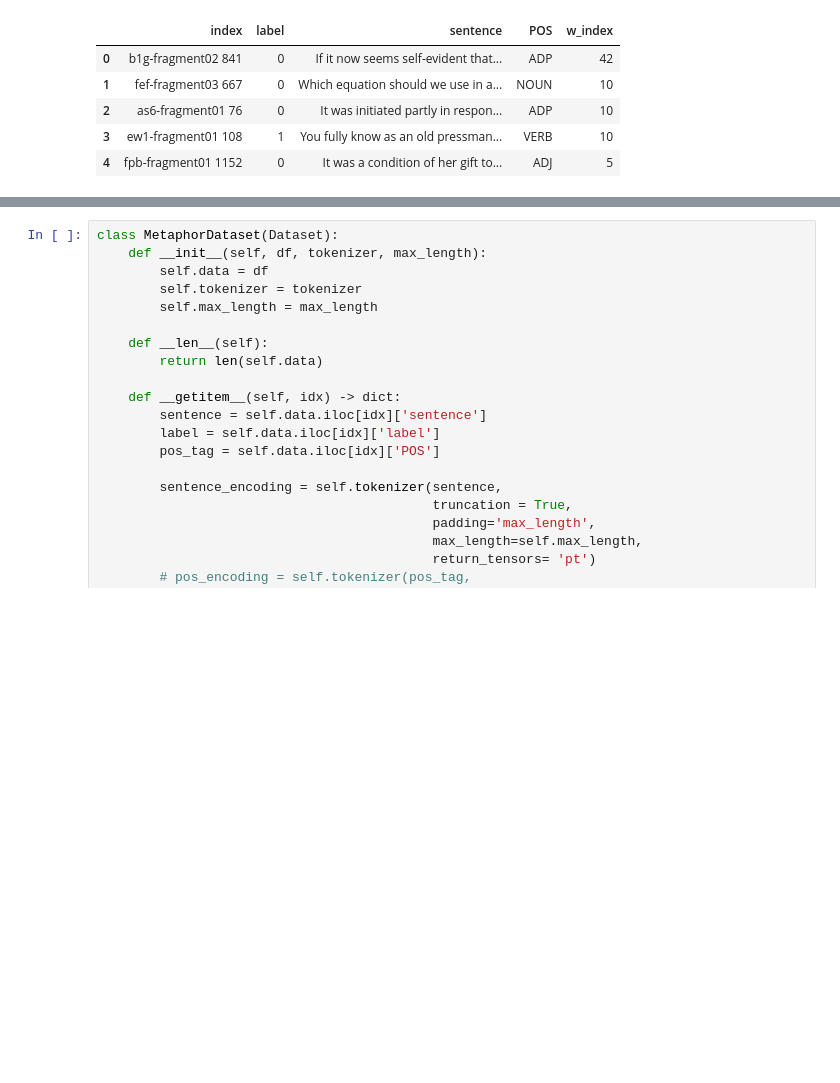
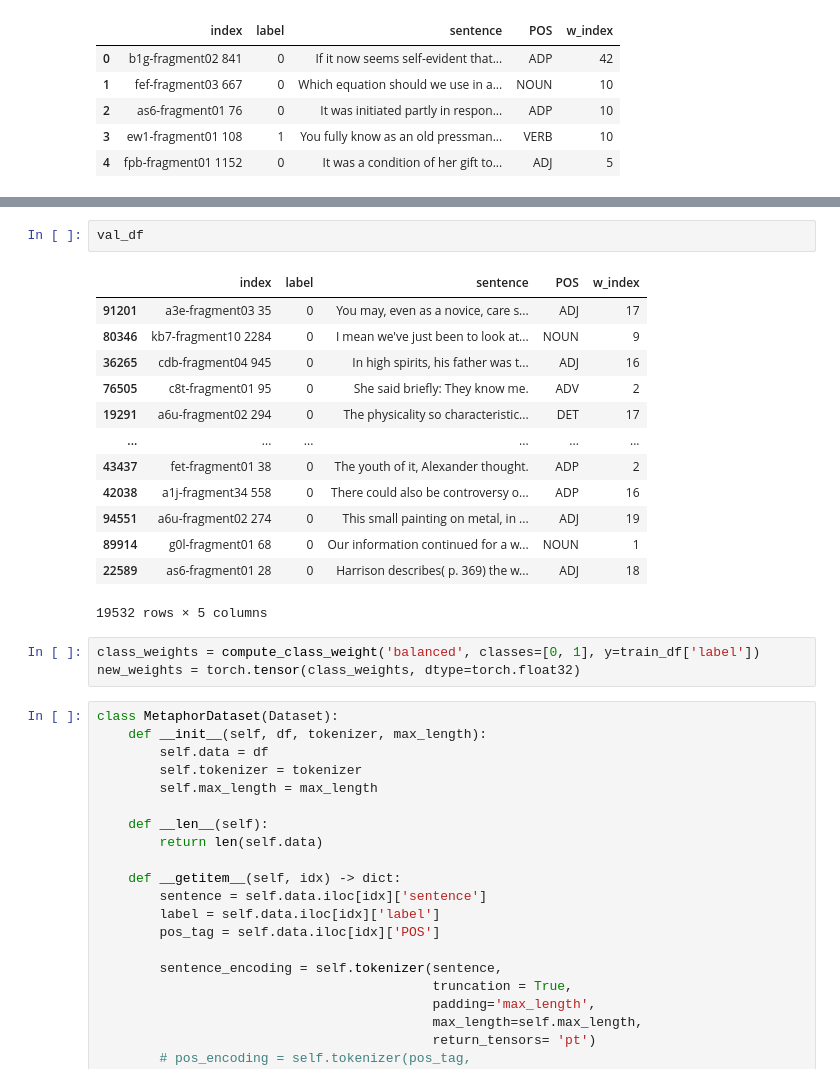
Before and after one commit to kohlivrinda/metaphor-detection, a Jupyter notebook: notebooks/distilbert.ipynb, the cells around one changed output, grey strips where cells are left out. Cells and saved outputs as stored; diff of their text form; blank space fills up the shorter version.

```diff
--- a/notebooks/distilbert.ipynb
+++ b/notebooks/distilbert.ipynb
@@ -37,3 +58,22 @@ train_df.head()
+# %%
+val_df
+# %% [output]
+|  | index | label | sentence | POS | w_index |
+| 91201 | a3e-fragment03 35 | 0 | You may, even as a novice, care s... | ADJ | 17 |
+| 80346 | kb7-fragment10 2284 | 0 | I mean we've just been to look at... | NOUN | 9 |
+| 36265 | cdb-fragment04 945 | 0 | In high spirits, his father was t... | ADJ | 16 |
+| 76505 | c8t-fragment01 95 | 0 | She said briefly: They know me. | ADV | 2 |
+| 19291 | a6u-fragment02 294 | 0 | The physicality so characteristic... | DET | 17 |
+| ... | ... | ... | ... | ... | ... |
+| 43437 | fet-fragment01 38 | 0 | The youth of it, Alexander thought. | ADP | 2 |
+| 42038 | a1j-fragment34 558 | 0 | There could also be controversy o... | ADP | 16 |
+| 94551 | a6u-fragment02 274 | 0 | This small painting on metal, in ... | ADJ | 19 |
+| 89914 | g0l-fragment01 68 | 0 | Our information continued for a w... | NOUN | 1 |
+| 22589 | as6-fragment01 28 | 0 | Harrison describes( p. 369) the w... | ADJ | 18 |
+19532 rows × 5 columns
+# %%
+class_weights = compute_class_weight('balanced', classes=[0, 1], y=train_df['label'])
+new_weights = torch.tensor(class_weights, dtype=torch.float32)
 # %%
 class MetaphorDataset(Dataset):
     def __init__(self, df, tokenizer, max_length):
```
Also changed, not shown: parts of 11 cells of this notebook, 3 other files.
